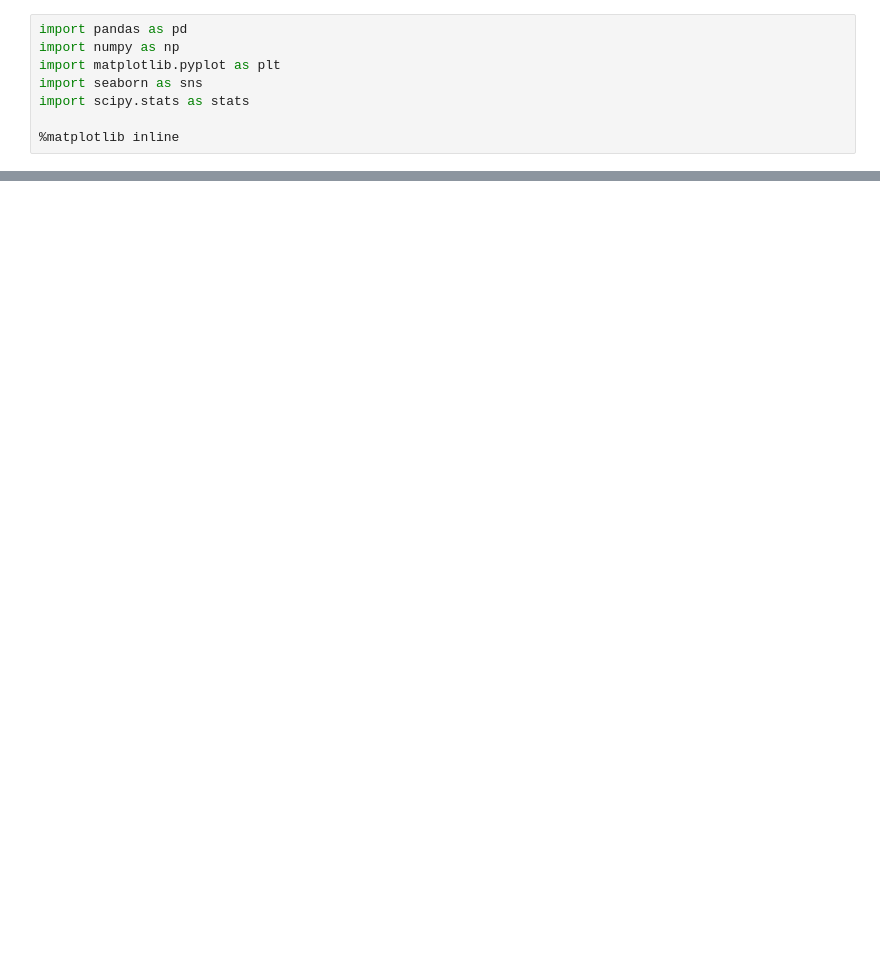
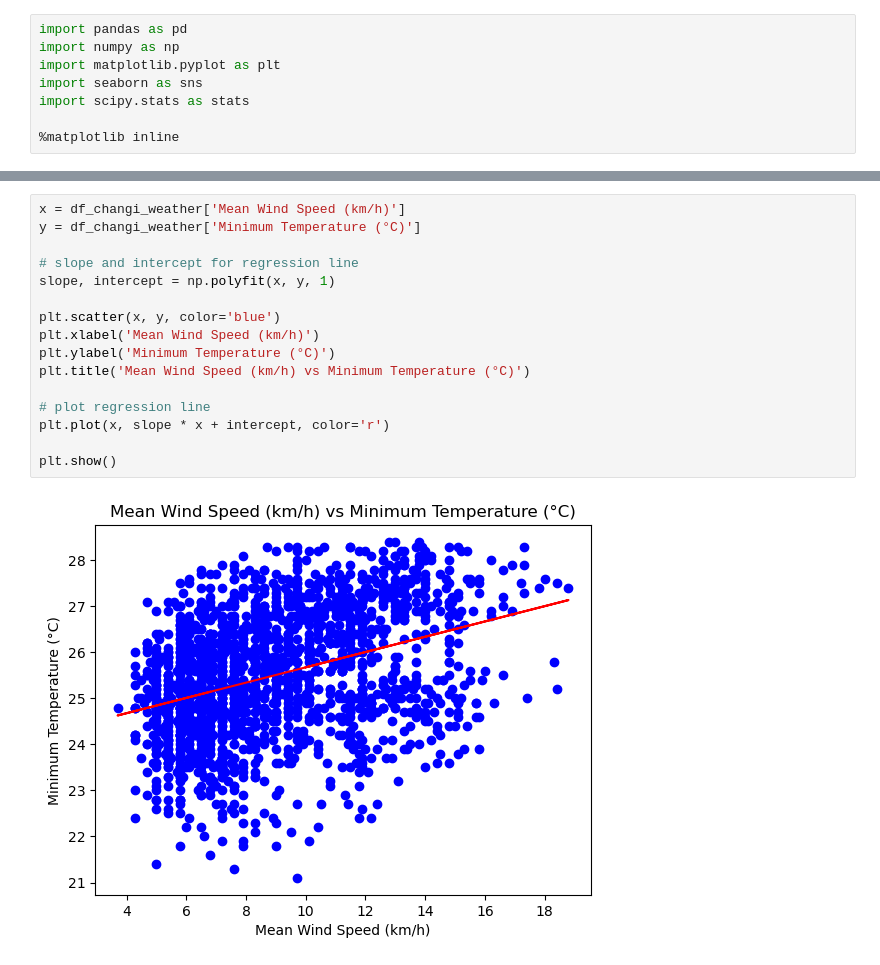
Before and after one commit to lishing/ga_project4_dsif9, a Jupyter notebook: Code/03_EDA/03a_Changi_Weather_EDA.ipynb, the cells around one changed output, grey strips where cells are left out. Saved outputs shown, nothing was run; the diff lists cells and outputs as text; blank space fills up the shorter version.

```diff
--- a/Code/03_EDA/03a_Changi_Weather_EDA.ipynb
+++ b/Code/03_EDA/03a_Changi_Weather_EDA.ipynb
@@ -13,0 +97,18 @@ FileNotFoundError: [Errno 2] No such file or directory: '/cleaned_changi_weather
+# %%
+x = df_changi_weather['Mean Wind Speed (km/h)']
+y = df_changi_weather['Minimum Temperature (°C)']
+
+# slope and intercept for regression line
+slope, intercept = np.polyfit(x, y, 1)
+
+plt.scatter(x, y, color='blue')
+plt.xlabel('Mean Wind Speed (km/h)')
+plt.ylabel('Minimum Temperature (°C)')
+plt.title('Mean Wind Speed (km/h) vs Minimum Temperature (°C)')
+
+# plot regression line
+plt.plot(x, slope * x + intercept, color='r')
+
+plt.show()
+# %% [output]
+[figure, added]
```
Also changed, not shown: parts of 56 cells of this notebook, 1 other file.
